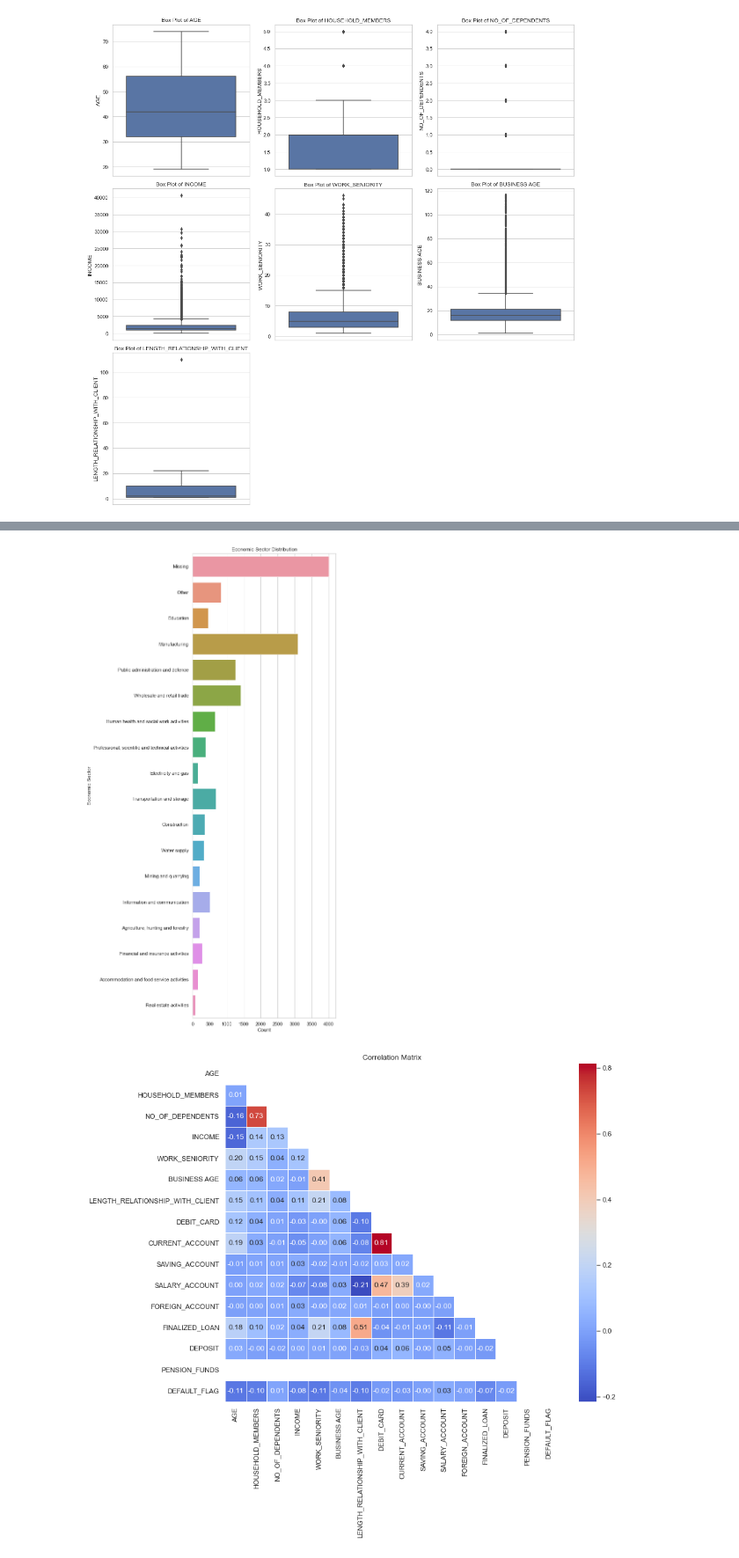
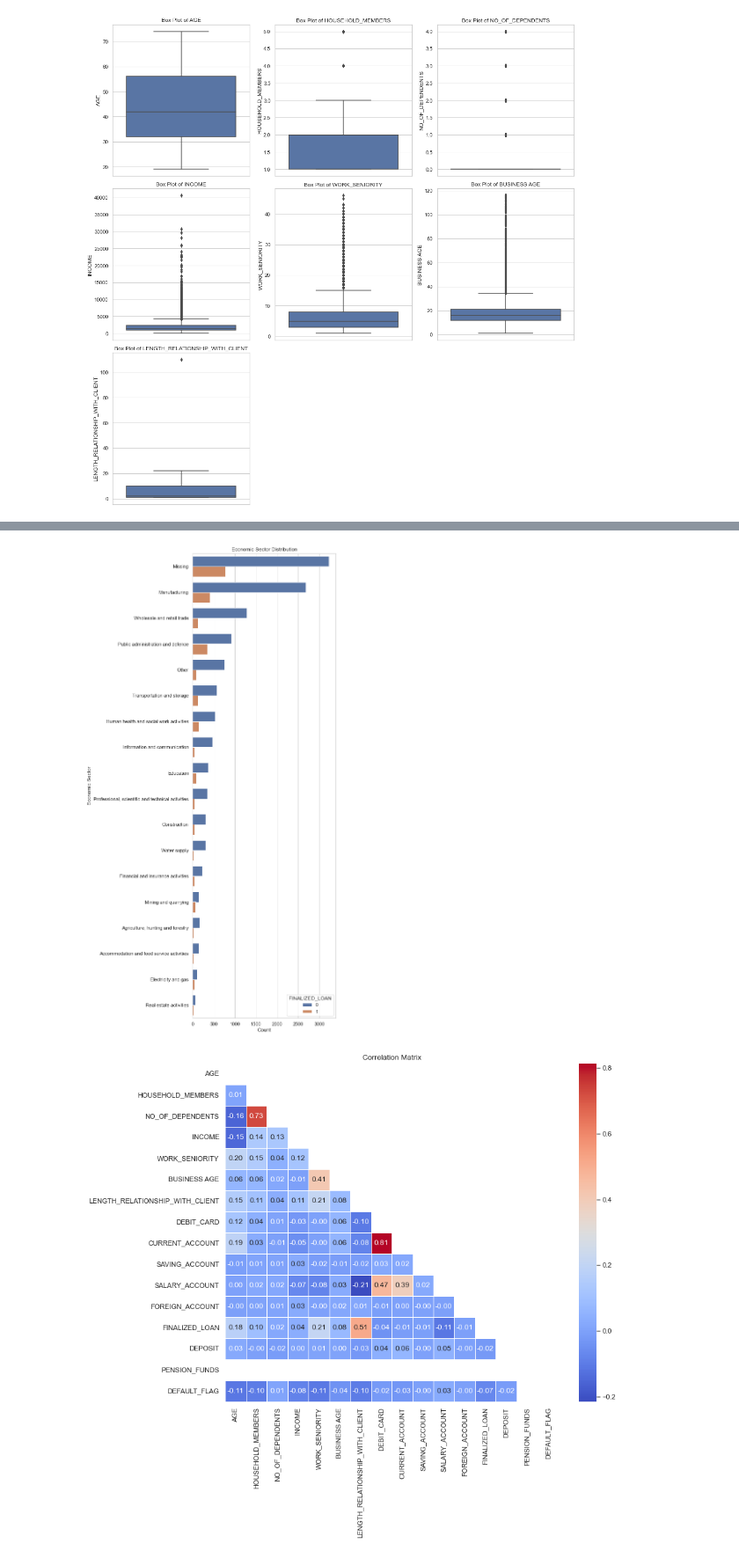
Before and after one commit to MikolajRowicki/Credit-Score-Prediction, a Jupyter notebook: Projekt1.ipynb, the cells around one changed output, grey strips where cells are left out. Shown at 88% size. Saved outputs shown, nothing was run; the diff lists cells and outputs as text; code cells hidden in the pictures.

```diff
--- a/Projekt1.ipynb
+++ b/Projekt1.ipynb
@@ -265,11 +321,12 @@ plt.show()
 # %%
 # I have changed the orientation of the plot so that the values on the axis can be readable
 plt.figure(figsize=(6, 20))
-sns.countplot(y='ECONOMIC_SECTOR', data=data)
+order = data['ECONOMIC_SECTOR'].value_counts().index
+sns.countplot(y='ECONOMIC_SECTOR', hue = 'FINALIZED_LOAN', data=data, order = order)
 plt.title('Economic Sector Distribution')
 plt.xlabel('Count')
 plt.ylabel('Economic Sector')
 plt.show()
 # %% [output]
-[figure, old version]
+[figure, new version]
 # %%
```
Also changed, not shown: parts of 35 cells of this notebook.
